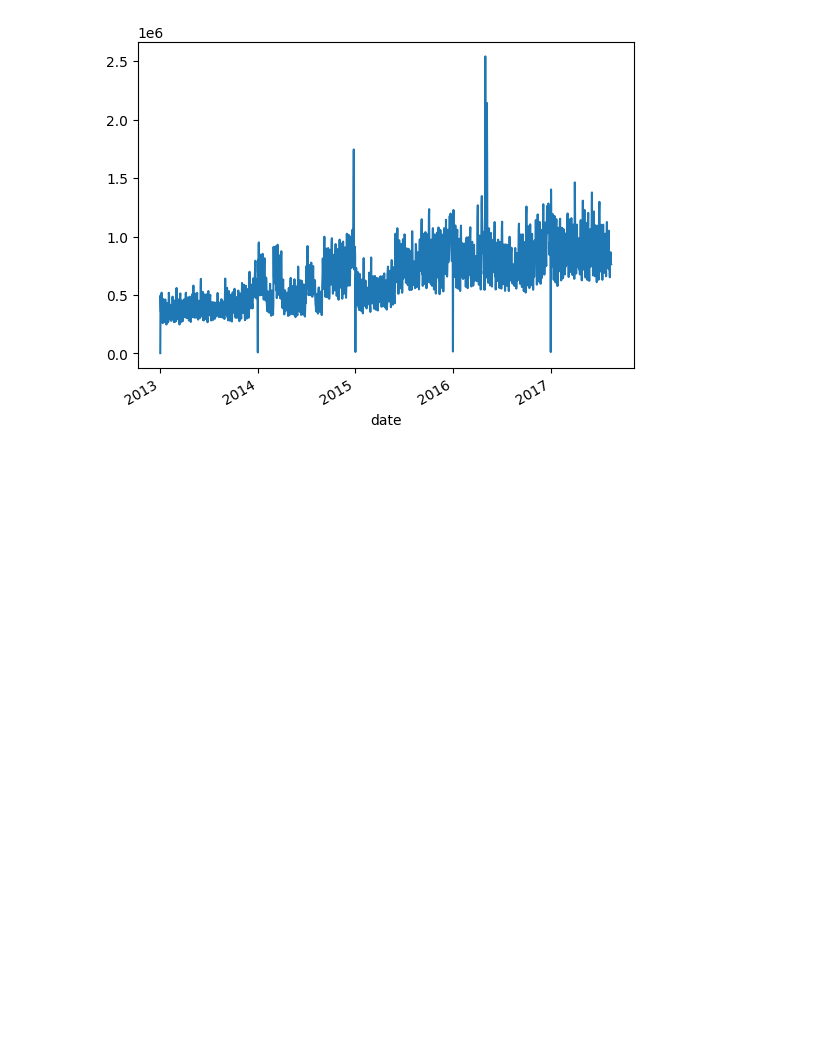
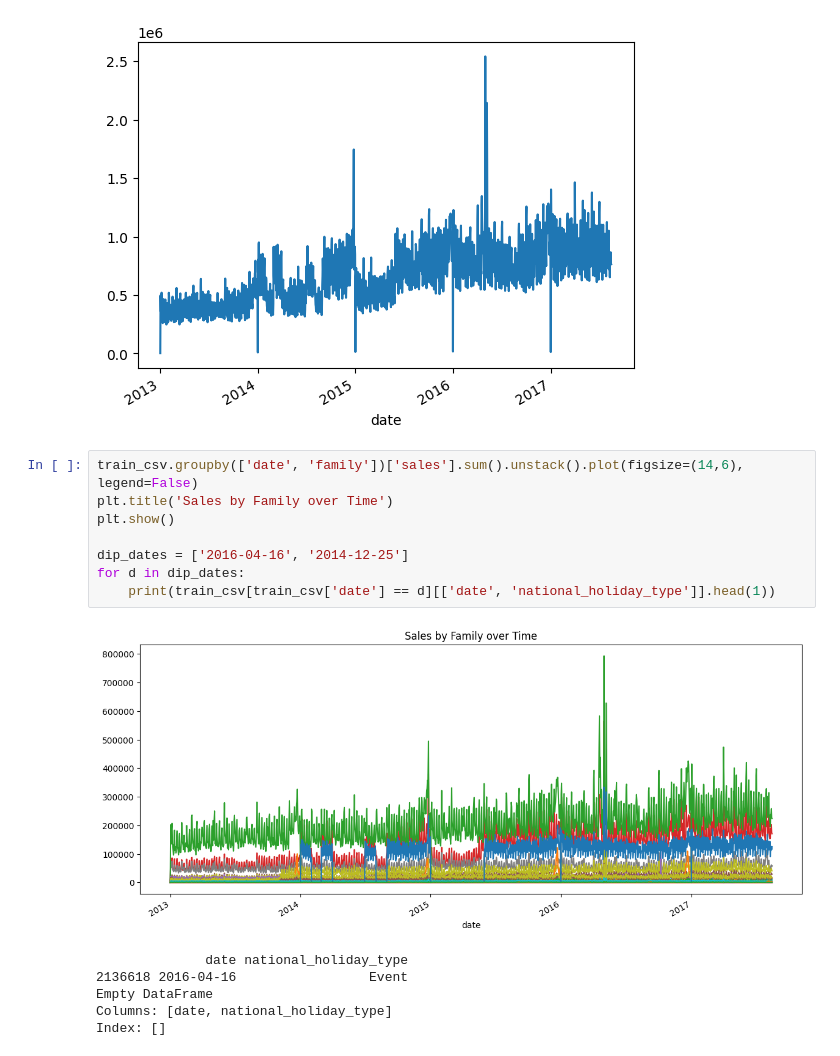
Before and after one commit to berkasin01/kaggle_competitions, a Jupyter notebook: time_series/time_series_forecast.ipynb, the cells around one changed output. Drawn from its saved outputs; the diff is of its cells as text; blank space fills up the shorter version.

```diff
--- a/time_series/time_series_forecast.ipynb
+++ b/time_series/time_series_forecast.ipynb
@@ -189,3 +189,18 @@ train_csv.groupby('date')['sales'].sum().plot()
 # %% [output]
 <Axes: xlabel='date'>
 [figure]
+# %%
+train_csv.groupby(['date', 'family'])['sales'].sum().unstack().plot(figsize=(14,6), legend=False)
+plt.title('Sales by Family over Time')
+plt.show()
+
+dip_dates = ['2016-04-16', '2014-12-25']
+for d in dip_dates:
+    print(train_csv[train_csv['date'] == d][['date', 'national_holiday_type']].head(1))
+# %% [output]
+[figure, added]
+              date national_holiday_type
+2136618 2016-04-16                 Event
+Empty DataFrame
+Columns: [date, national_holiday_type]
+Index: []
```
Also changed, not shown: parts of 2 cells of this notebook.
